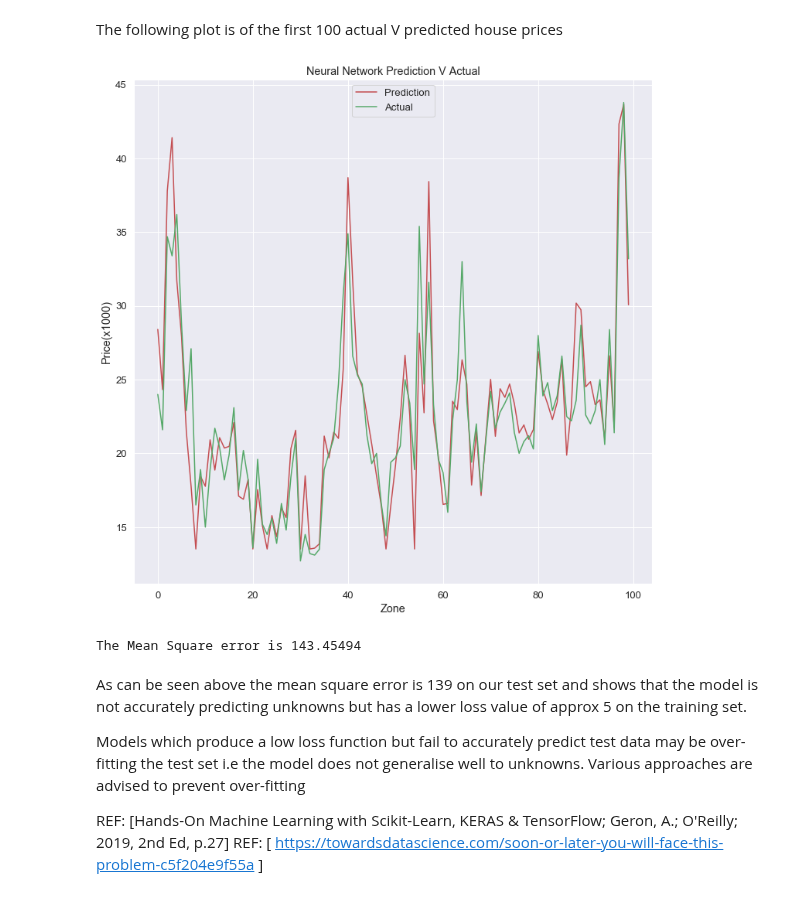
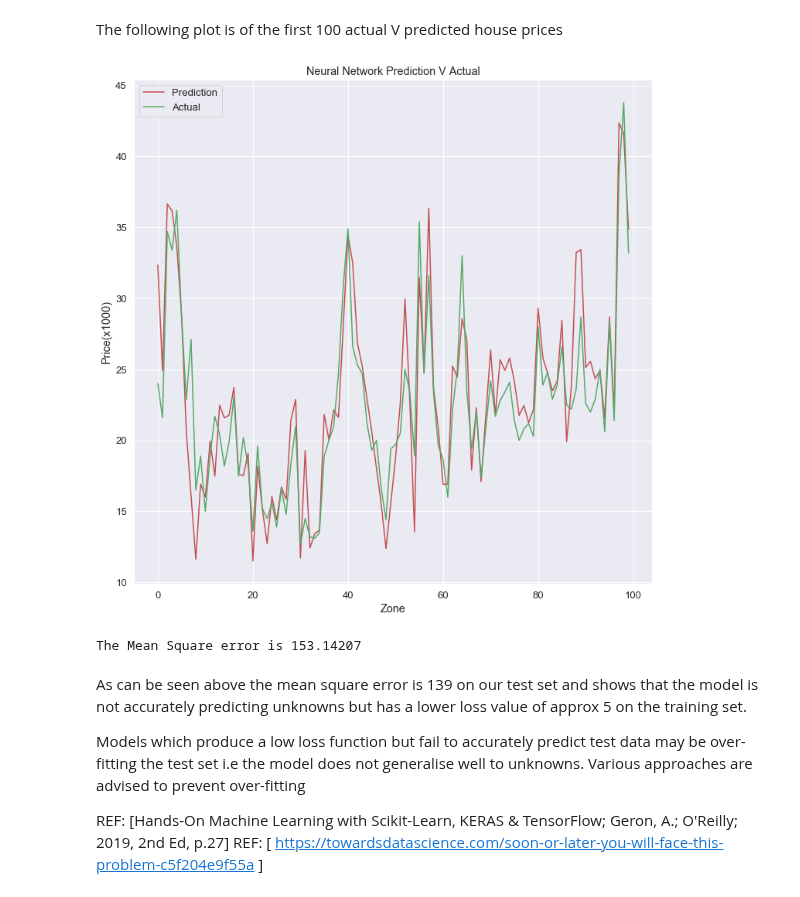
Before and after one commit to oreillyh/Machine-Learning-Statistics, a Jupyter notebook: MACHINE LEARNING AND STATISTICS PROJECT .ipynb, the cells around one changed output. Cells and saved outputs as stored; diff of their text form; code cells hidden in the pictures.

```diff
--- a/MACHINE LEARNING AND STATISTICS PROJECT .ipynb
+++ b/MACHINE LEARNING AND STATISTICS PROJECT .ipynb
@@ -488,15 +489,15 @@ model = Sequential()
 
 #Introduce regularisation
 
-model.add(Dense(5, input_shape=(4,), activation="relu",kernel_regularizer=regularizers.l2(0.01), activity_regularizer=regularizers.l1(0.01)))
+model.add(Dense(4, input_dim=(4), activation="relu",kernel_regularizer=regularizers.l2(0.01), activity_regularizer=regularizers.l1(0.01)))
 
 kr.layers.BatchNormalization()
 
-model.add(Dense(5, activation="relu"))
+model.add(Dense(2, activation="relu"))
 
 kr.layers.BatchNormalization()
 
-model.add(Dense(5, activation="relu"))
+model.add(Dense(2, activation="relu"))
 
 model.add(Dense(1))
 
@@ -569,8 +570,8 @@ Nadam = kr.optimizers.Nadam(learning_rate=0.002, beta_1=0.9, beta_2=0.999)
 #model.compile(optimizer="Adam", loss ="log_cosh")
 #model.compile(optimizer="Adam", loss ="huber_loss")
 
-#changed to 'Adam' optimiser, loss mean_absolute_error
-model.compile(optimizer="Adam", loss ="mean_absolute_error")
+#changed to 'Adam' optimiser, loss mean_squared_error
+model.compile(optimizer="Adam", loss ="mean_squared_error")
 # %% [markdown]
 **CREATE A TRAINING AND TESTING SET**
 
@@ -711,15 +715,15 @@ The following plot is of the first 100 actual V predicted house prices
 # %%
 #Plot of actual v predicted price of first 100 data points
 plt.figure(figsize=(12, 12))
 plt.plot(y_pred[:100], 'r-', label ='Prediction')
 plt.plot(y_true[:100], 'g', label = 'Actual')
 plt.title("Neural Network Prediction V Actual")
 plt.ylabel("Price(x1000)")
 plt.xlabel("Zone")
-plt.legend(["Prediction", "Actual"], loc="upper center")
+plt.legend(["Prediction", "Actual"], loc="upper left")
 plt.show()
 # %% [output]
-[figure, old version]
+[figure, new version]
 # %%
 #Evaluate the Mean-Squared error
 
@@ -728,7 +732,7 @@ error = np.mean(kr.losses.mean_squared_error(y_true, y_pred))
 #MSE of first 100 predictions
 print ("The Mean Square error is", error)
 # %% [output]
-The Mean Square error is 143.45494
+The Mean Square error is 153.14207
 # %% [markdown]
 As can be seen above the mean square error is 139 on our test set and shows that the model is not accurately predicting unknowns but has a lower loss value of approx 5 on the training set.
 
```
Also changed, not shown: parts of 18 cells of this notebook.
